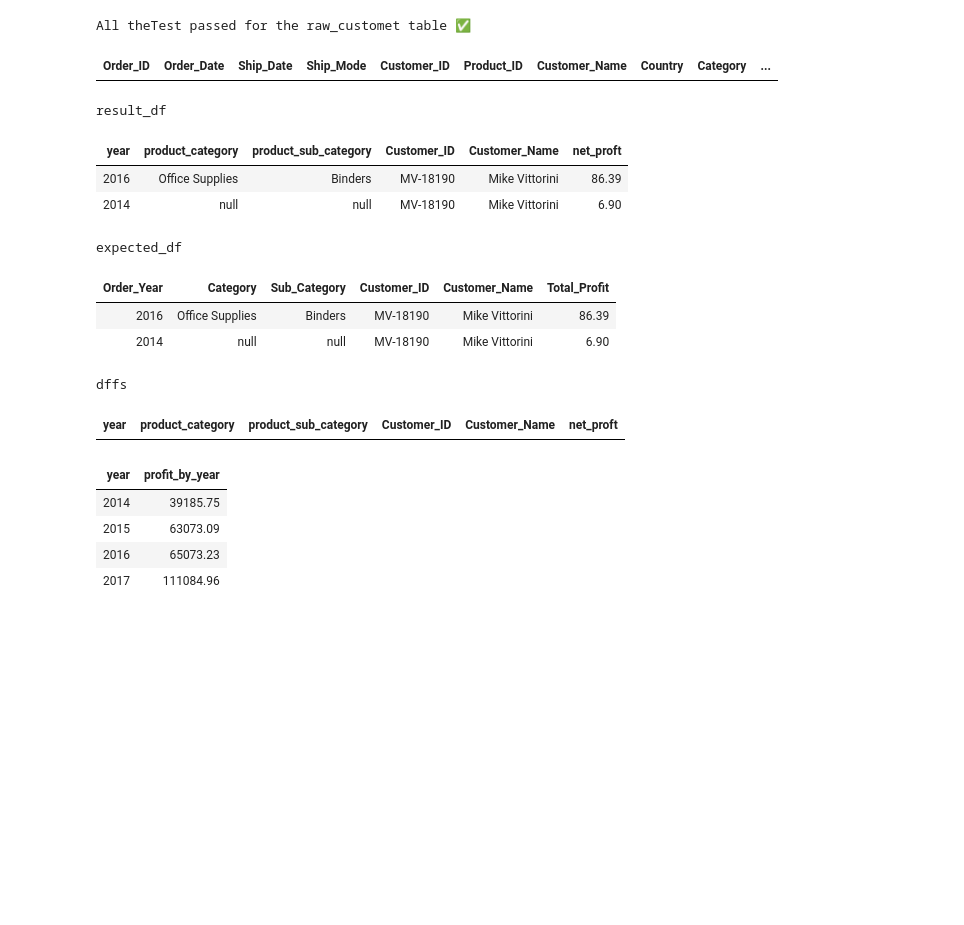
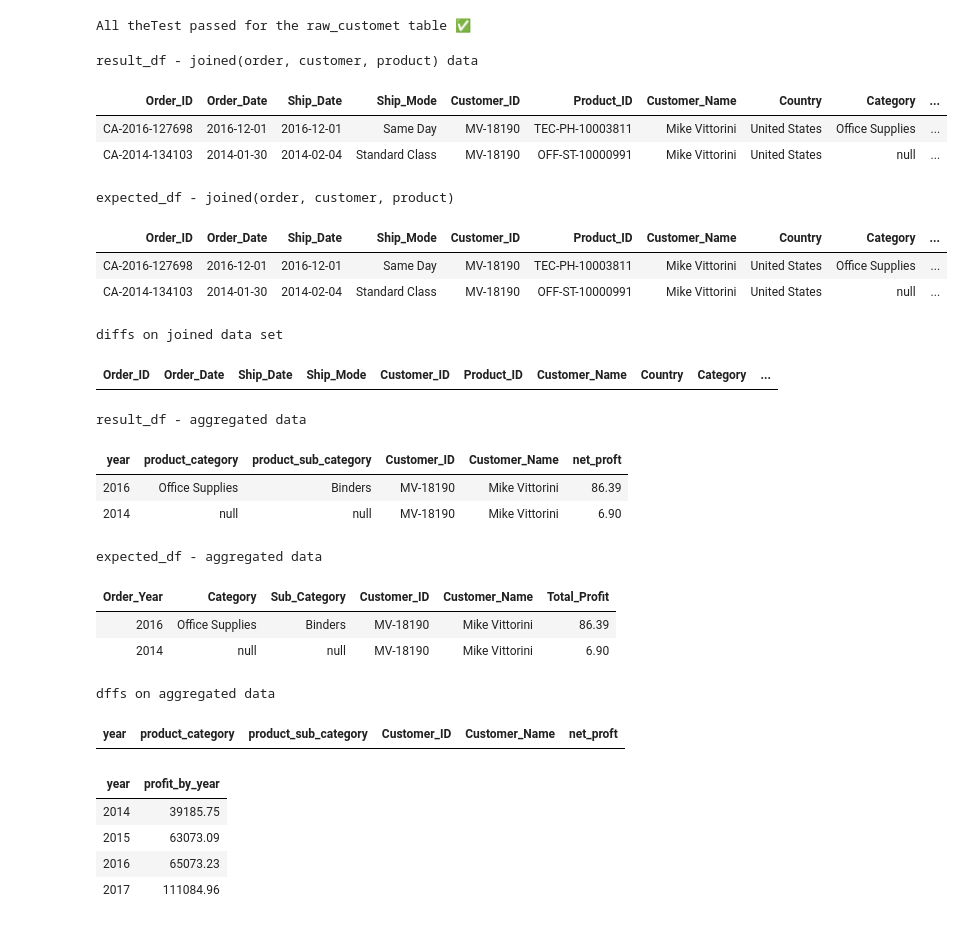
Before and after one commit to Krishanu5000/PEI_Workshop, a Jupyter notebook: src/PEIworkshop.ipynb, the cells around one changed output. Drawn from its saved outputs; the diff is of its cells as text; code cells hidden in the pictures; blank space fills up the shorter version.

```diff
--- a/src/PEIworkshop.ipynb
+++ b/src/PEIworkshop.ipynb
@@ -494,6 +521,7 @@ def customer_schema():
         StructField("Region", StringType()),
     ])
 
+# Test cutomer name,email and phone is in valid format
 def test_enriched_customer_data_transformation(spark, sample_data, customer_schema):
     etl = EnrichedTableLoad()
     df = spark.createDataFrame(sample_data, schema=customer_schema)
@@ -522,6 +550,7 @@ def product_schema():
             StructField("Price_per_product", StringType(), True)
         ])
 
+# Checking duplicates in product table
 def test_enriched_product_data_transformation(spark, smaple_product_data, product_schema):
     etl = EnrichedTableLoad()
     df = spark.createDataFrame(smaple_product_data, schema=product_schema)
@@ -530,28 +559,29 @@ def test_enriched_product_data_transformation(spark, smaple_product_data, produc
     # display(result_df)
     assert result_df.count() == 1
 
-
+# Data validation after all the transformation applied and joined data sources(order, customer, product)
 def test_transformed_data(order_df, cust, product, expected_df):
     etl = EnrichedTableLoad()
     result_df = etl.transformed_data_order_cust_product(order_df, cust, product)
-    # print("result_df")
-    # display(result_df)
-    # print("expected_df")
-    # display(expected_df)
-    # print("diffs")
+    print("result_df - joined(order, customer, product) data")
+    display(result_df)
+    print("expected_df - joined(order, customer, product)")
+    display(expected_df)
+    print("diffs on joined data set")
     display(result_df.exceptAll(expected_df))
 
     assert result_df.exceptAll(expected_df).count() == 0
     assert expected_df.exceptAll(result_df).count() == 0
 
+# Data validation for aggregation data load
 def test_aggregated_data(input_df, expected_df):
     etl = EnrichedTableLoad()
     result_df = etl.aggregated_data_derivation(input_df)
-    print("result_df")
+    print("result_df - aggregated data")
     display(result_df)
-    print("expected_df")
+    print("expected_df - aggregated data")
     display(expected_df)
-    print("dffs")
+    print("dffs on aggregated data")
     display(result_df.exceptAll(expected_df))
     assert result_df.exceptAll(expected_df).count() == 0
     assert expected_df.exceptAll(result_df).count() == 0
@@ -640,43 +670,52 @@ expected_schema = schema = StructType([
     StructField("Quantity", IntegerType()),
     StructField("Price", DecimalType(27, 2)),
     StructField("Discount", DecimalType(27, 2)),
     StructField("Profit", DecimalType(27, 2))
 ])
 
 expected_df = spark.createDataFrame(expected_data, expected_schema)
 # display(expected_df)
 test_transformed_data(order_df, cust, product, expected_df)
 
 # Aggregated test
 result_df = etl.transformed_data_order_cust_product(order_df, cust, product)
 aggregated_expected_data = [
     (2016, 'Office Supplies', 'Binders', 'MV-18190', 'Mike Vittorini', Decimal('86.39')),
     (2014, None, None, 'MV-18190', 'Mike Vittorini', Decimal('6.90'))
 ]
 
 aggregated_expected_schema = StructType([
     StructField("Order_Year", IntegerType(), True),
     StructField("Category", StringType(), True),       # Nullable
     StructField("Sub_Category", StringType(), True),   # Nullable
     StructField("Customer_ID", StringType(), True),
     StructField("Customer_Name", StringType(), True),
     StructField("Total_Profit", DecimalType(27, 2), True)
 ])
 
 expected_agg_df = spark.createDataFrame(aggregated_expected_data, aggregated_expected_schema)
 test_aggregated_data(result_df, expected_agg_df)
 # %% [output]
+result_df - joined(order, customer, product) data
 | Order_ID | Order_Date | Ship_Date | Ship_Mode | Customer_ID | Product_ID | Customer_Name | Country | Category | ... |
+| CA-2016-127698 | 2016-12-01 | 2016-12-01 | Same Day | MV-18190 | TEC-PH-10003811 | Mike Vittorini | United States | Office Supplies | ... |
+| CA-2014-134103 | 2014-01-30 | 2014-02-04 | Standard Class | MV-18190 | OFF-ST-10000991 | Mike Vittorini | United States | null | ... |
-result_df
+expected_df - joined(order, customer, product)
-| year | product_category | product_sub_category | Customer_ID | Customer_Name | net_proft |
-| 2016 | Office Supplies | Binders | MV-18190 | Mike Vittorini | 86.39 |
-| 2014 | null | null | MV-18190 | Mike Vittorini | 6.90 |
+| Order_ID | Order_Date | Ship_Date | Ship_Mode | Customer_ID | Product_ID | Customer_Name | Country | Category | ... |
+| CA-2016-127698 | 2016-12-01 | 2016-12-01 | Same Day | MV-18190 | TEC-PH-10003811 | Mike Vittorini | United States | Office Supplies | ... |
+| CA-2014-134103 | 2014-01-30 | 2014-02-04 | Standard Class | MV-18190 | OFF-ST-10000991 | Mike Vittorini | United States | null | ... |
-expected_df
+diffs on joined data set
-| Order_Year | Category | Sub_Category | Customer_ID | Customer_Name | Total_Profit |
-| 2016 | Office Supplies | Binders | MV-18190 | Mike Vittorini | 86.39 |
-| 2014 | null | null | MV-18190 | Mike Vittorini | 6.90 |
+| Order_ID | Order_Date | Ship_Date | Ship_Mode | Customer_ID | Product_ID | Customer_Name | Country | Category | ... |
-dffs
+result_df - aggregated data
 | year | product_category | product_sub_category | Customer_ID | Customer_Name | net_proft |
+| 2016 | Office Supplies | Binders | MV-18190 | Mike Vittorini | 86.39 |
+| 2014 | null | null | MV-18190 | Mike Vittorini | 6.90 |
+expected_df - aggregated data
+| Order_Year | Category | Sub_Category | Customer_ID | Customer_Name | Total_Profit |
+| 2016 | Office Supplies | Binders | MV-18190 | Mike Vittorini | 86.39 |
+| 2014 | null | null | MV-18190 | Mike Vittorini | 6.90 |
+dffs on aggregated data
+| year | product_category | product_sub_category | Customer_ID | Customer_Name | net_proft |
 # %%
 # ------------------- Step 6: Loads data to enriched and aggregated tables------------------- #
 
```
Also changed, not shown: parts of 4 cells of this notebook.
